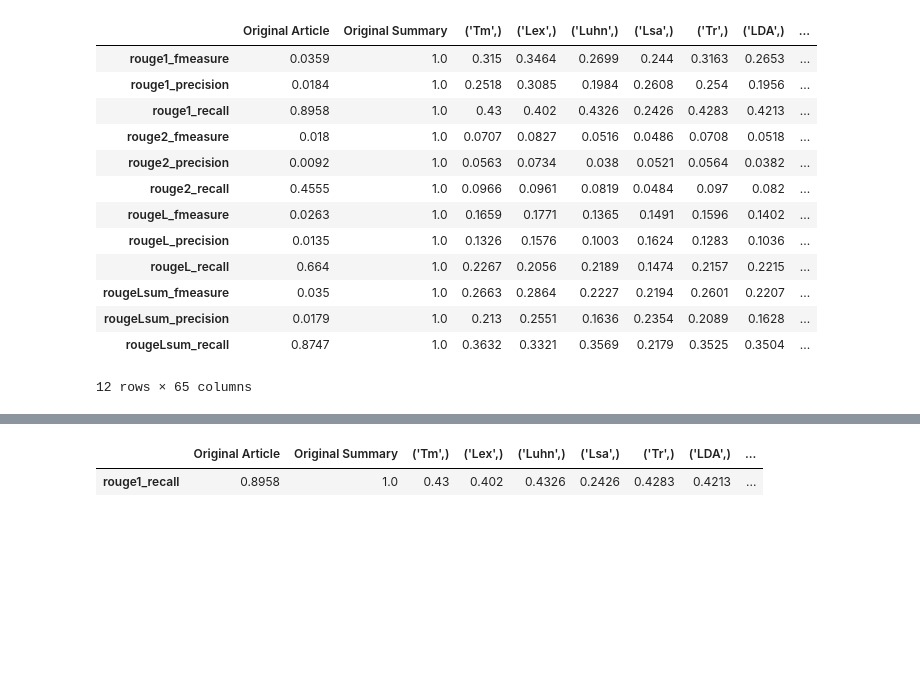
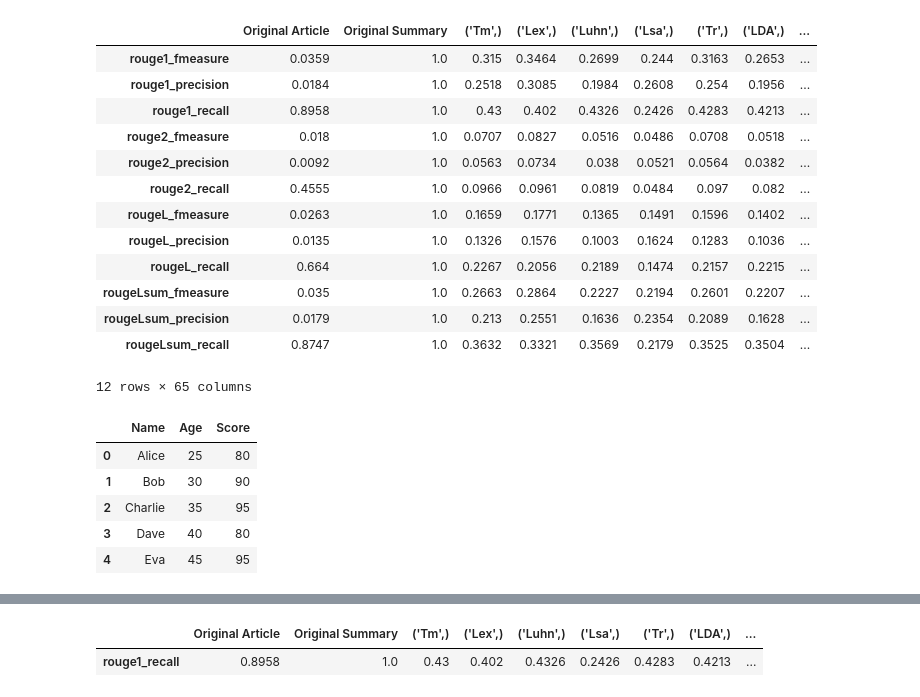
Before and after one commit to ZeyadMashhour/text_summarization, a Jupyter notebook: malicious.ipynb, the cells around one changed output, grey strips where cells are left out. Saved outputs shown, nothing was run; the diff lists cells and outputs as text; code cells hidden in the pictures; blank space fills up the shorter version.

```diff
--- a/malicious.ipynb
+++ b/malicious.ipynb
@@ -167,3 +167,12 @@ data1
 | rougeLsum_precision | 0.0179 | 1.0 | 0.213 | 0.2551 | 0.1636 | 0.2354 | 0.2089 | 0.1628 | ... |
 | rougeLsum_recall | 0.8747 | 1.0 | 0.3632 | 0.3321 | 0.3569 | 0.2179 | 0.3525 | 0.3504 | ... |
 12 rows × 65 columns
+# %%
+df
+# %% [output]
+|  | Name | Age | Score |
+| 0 | Alice | 25 | 80 |
+| 1 | Bob | 30 | 90 |
+| 2 | Charlie | 35 | 95 |
+| 3 | Dave | 40 | 80 |
+| 4 | Eva | 45 | 95 |
```
Also changed, not shown: parts of 6 cells of this notebook.
